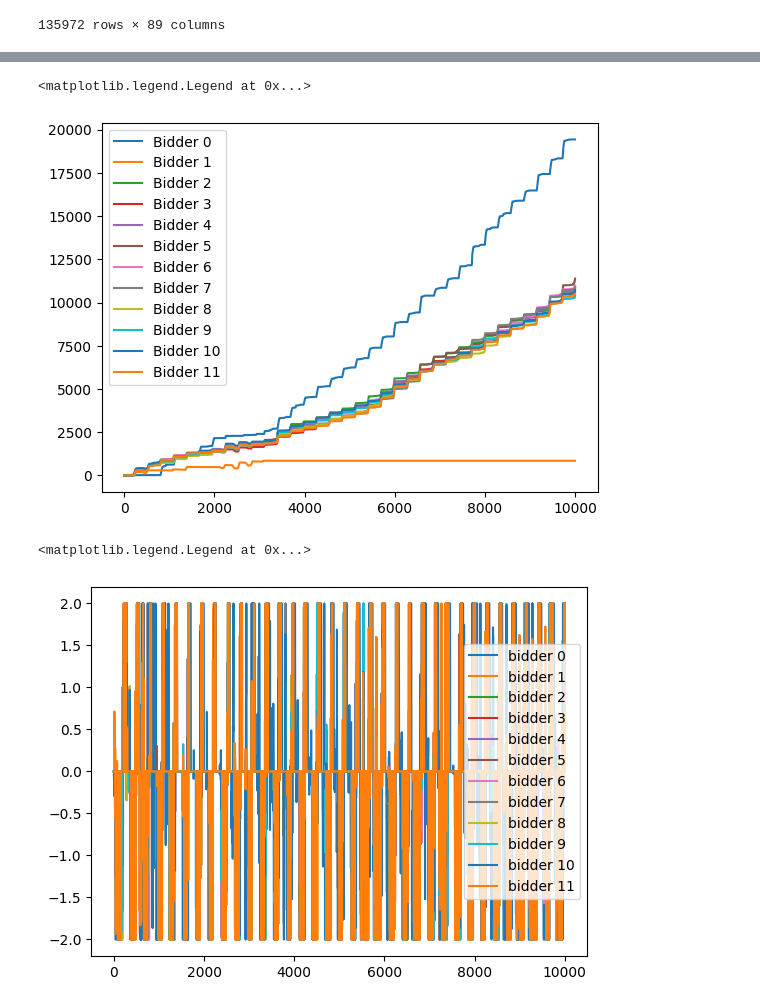
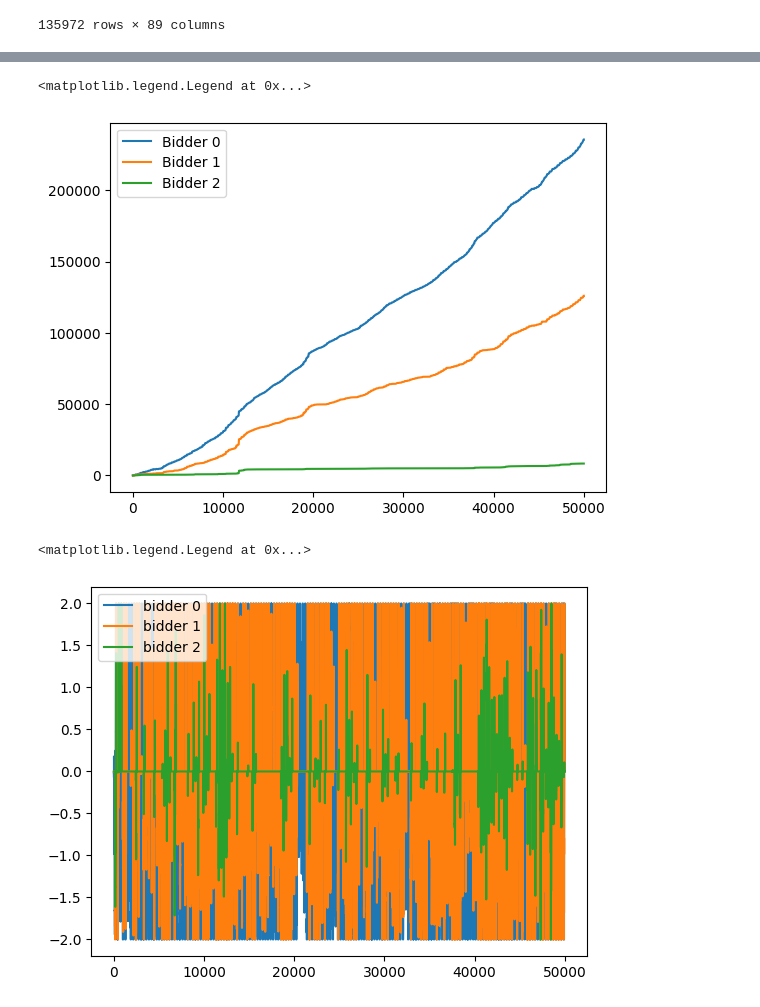
Before and after one commit to nmadev/EnergyStorageRLBidder, a Jupyter notebook: MarketSimulation.ipynb, the cells around one changed output, grey strips where cells are left out. Cells and saved outputs as stored; diff of their text form; code cells hidden in the pictures.

Commit message:
Neal/prob clearing vis (#16)
* Added multi-agent simulatins

* Pushing animation utils

* Update animation util

```diff
--- a/MarketSimulation.ipynb
+++ b/MarketSimulation.ipynb
@@ -86,23 +89,32 @@ Sim = MarketSimulator(storage_df)
 # %%
 # Build honest bidders
 honest_bidders = []
-for i in range(10):
-    honest_bidders.append(HonestBidder(noise=((-5 + i) * 0, 1.0)))
+for i in range(6):
+    honest_bidders.append(HonestBidder(noise=((-5 + i) * 0, 10.0)))
 # %%
 # Load trained models
-agent_honest = pkl.load(open("models/timevarying_norm_honest.pkl", "rb"))
-agent_risky = pkl.load(open("models/timevarying_norm_risky.pkl", "rb"))
-models = [agent_honest, agent_risky]
+models = []
+for i in range(3):
+
+    agent_honest = pkl.load(open("models/timevarying_norm_honest.pkl", "rb"))
+
+    agent_risky = pkl.load(open("models/timevarying_norm_risky.pkl", "rb"))
+    models.append(agent_honest)
+    # models.append(agent_risky)
+
+
+# models = [agent_honest, agent_risky]
 # %%
-all_models = models + honest_bidders
-# all_models = models
+# all_models = models + honest_bidders
+all_models = models
+
 
 Sim.simulate(
     bidders=all_models,
     min_lookback=288,
     rtp_col="TH_NP15",
     dap_col="PGAE",
-    max_steps=10000,
+    max_steps=50000,
 )
 # %%
 plt.scatter(Sim.clearing_prices, Sim.demand, s=1)
@@ -127,0 +140,10 @@ for i in range(len(all_models)):
+# %%
+for i in range(len(all_models)):
+    plt.scatter(
+        np.sum(all_models[i].profit_hist),
+        np.mean(all_models[i].soc_hist),
+        s=5,
+        label=i,
+    )
+
+plt.legend()
@@ -128,10 +153,16 @@ for i in range(len(all_models)):
 # %%
 for i in range(len(all_models)):
-    plt.plot(np.cumsum(all_models[i].profit_hist), label=f"Bidder {i}")
+    alpha = 1.0
+    if i > 5:
+        alpha = 0.2
+
+    plt.plot(np.cumsum(all_models[i].profit_hist), label=f"Bidder {i}", alpha=alpha)
+
+
 plt.legend()
 # %% [output]
 <matplotlib.legend.Legend at 0x...>
-[figure, old version]
+[figure, new version]
 # %%
 for i in range(len(all_models)):
     plt.plot(all_models[i].action_hist, label=f"bidder {i}")
@@ -140,7 +171,7 @@ for i in range(len(all_models)):
 plt.legend()
 # %% [output]
 <matplotlib.legend.Legend at 0x...>
-[figure, old version]
+[figure, new version]
 # %%
 plt.plot(Sim.available_capacity)
 plt.plot(Sim.demand)
```
Also changed, not shown: parts of 6 cells of this notebook, 4 other files.
